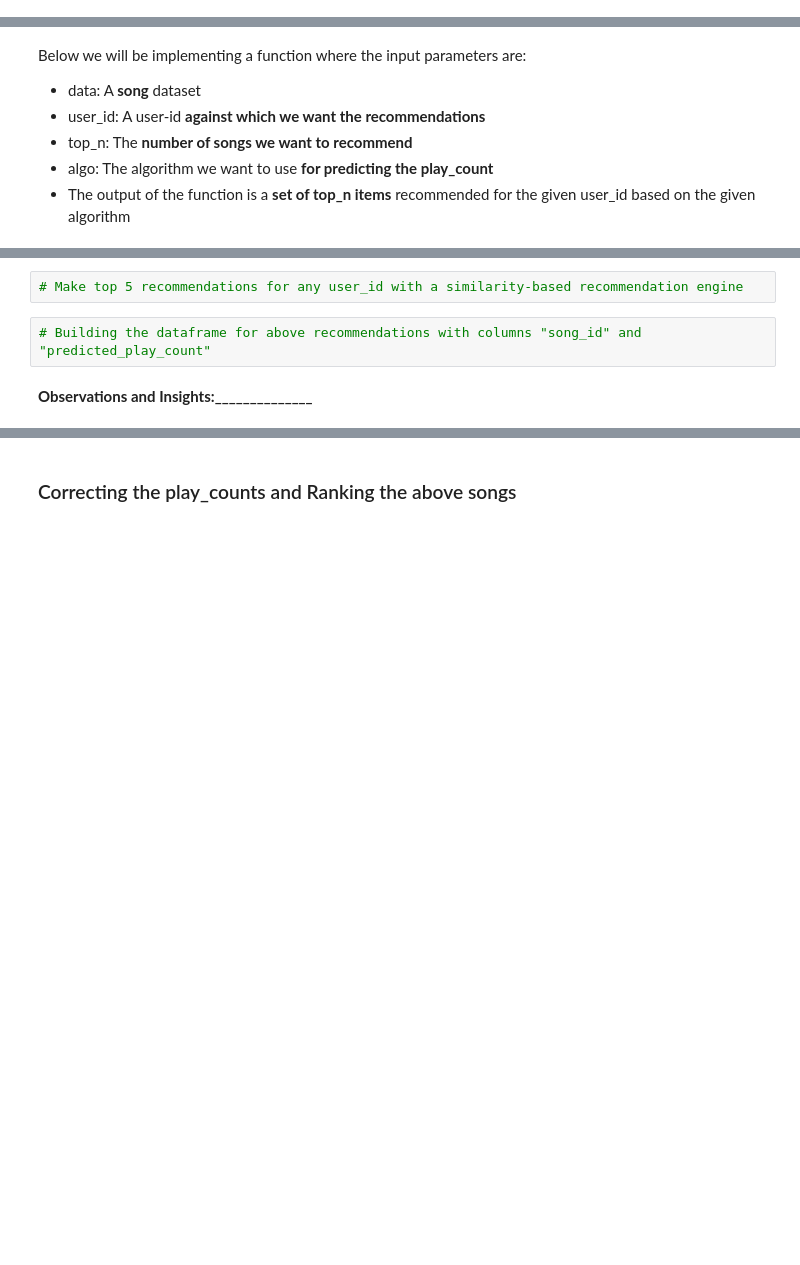
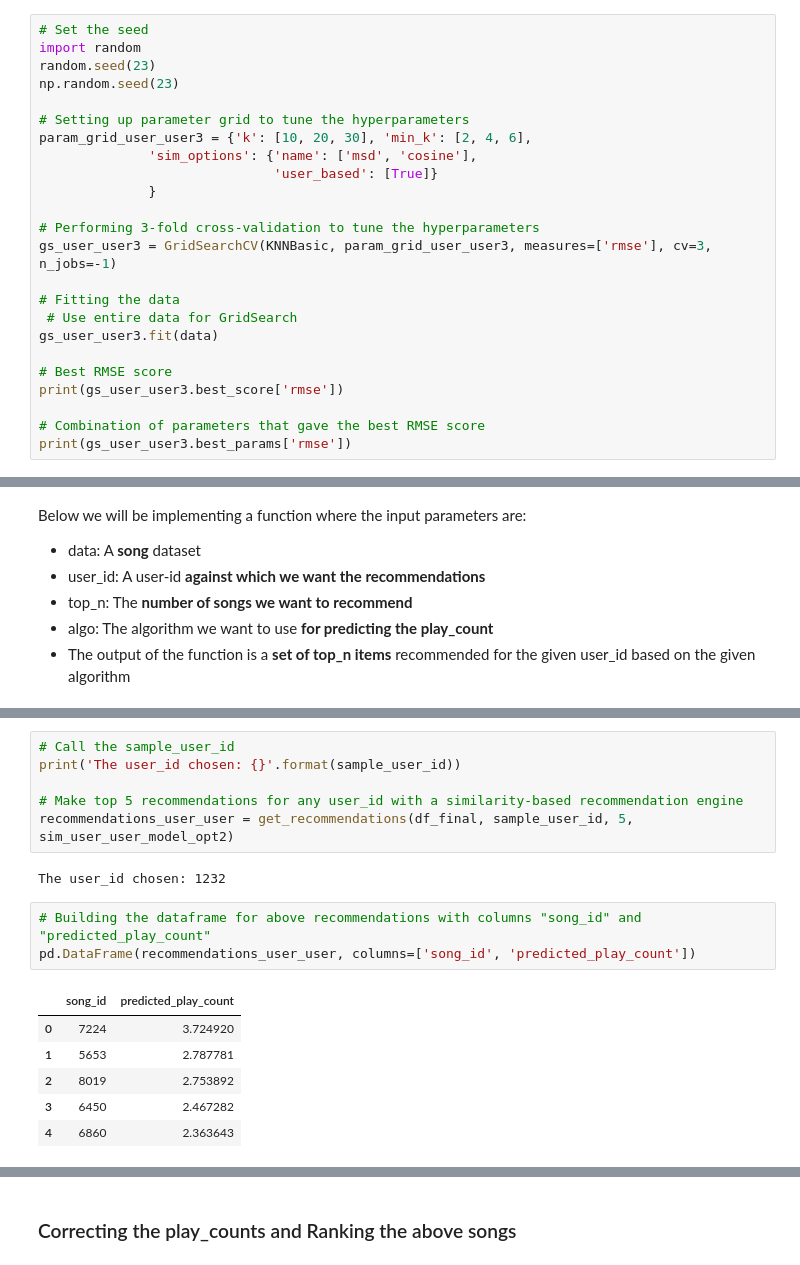
Before and after one commit to eyvonec/MIT_Professional_Education_Project, a Jupyter notebook: New_Music_Recommendation_System_Full_Code.ipynb, the cells around one changed output, grey strips where cells are left out. Saved outputs shown, nothing was run; the diff lists cells and outputs as text; blank space fills up the shorter version.

```diff
--- a/New_Music_Recommendation_System_Full_Code.ipynb
+++ b/New_Music_Recommendation_System_Full_Code.ipynb
@@ -1166,0 +1241,24 @@ Overall, the results indicate an improvement in model performance in terms of RM
+# %%
+# Set the seed
+import random
+random.seed(23)
+np.random.seed(23)
+
+# Setting up parameter grid to tune the hyperparameters
+param_grid_user_user3 = {'k': [10, 20, 30], 'min_k': [2, 4, 6],
+              'sim_options': {'name': ['msd', 'cosine'],
+                              'user_based': [True]}
+              }
+
+# Performing 3-fold cross-validation to tune the hyperparameters
+gs_user_user3 = GridSearchCV(KNNBasic, param_grid_user_user3, measures=['rmse'], cv=3, n_jobs=-1)
+
+# Fitting the data
+ # Use entire data for GridSearch
+gs_user_user3.fit(data)
+
+# Best RMSE score
+print(gs_user_user3.best_score['rmse'])
+
+# Combination of parameters that gave the best RMSE score
+print(gs_user_user3.best_params['rmse'])
@@ -1208,6 +1405,18 @@ def get_recommendations(data, user_id, top_n, algo):
 # %%
+# Call the sample_user_id
+print('The user_id chosen: {}'.format(sample_user_id))
+
 # Make top 5 recommendations for any user_id with a similarity-based recommendation engine
+recommendations_user_user = get_recommendations(df_final, sample_user_id, 5, sim_user_user_model_opt2)
+# %% [output]
+The user_id chosen: 1232
 # %%
 # Building the dataframe for above recommendations with columns "song_id" and "predicted_play_count"
+pd.DataFrame(recommendations_user_user, columns=['song_id', 'predicted_play_count'])
+# %% [output]
+|  | song_id | predicted_play_count |
+| 0 | 7224 | 3.724920 |
+| 1 | 5653 | 2.787781 |
+| 2 | 8019 | 2.753892 |
+| 3 | 6450 | 2.467282 |
+| 4 | 6860 | 2.363643 |
-# %% [markdown]
-**Observations and Insights:______________**
```
Also changed, not shown: parts of 35 cells of this notebook.
